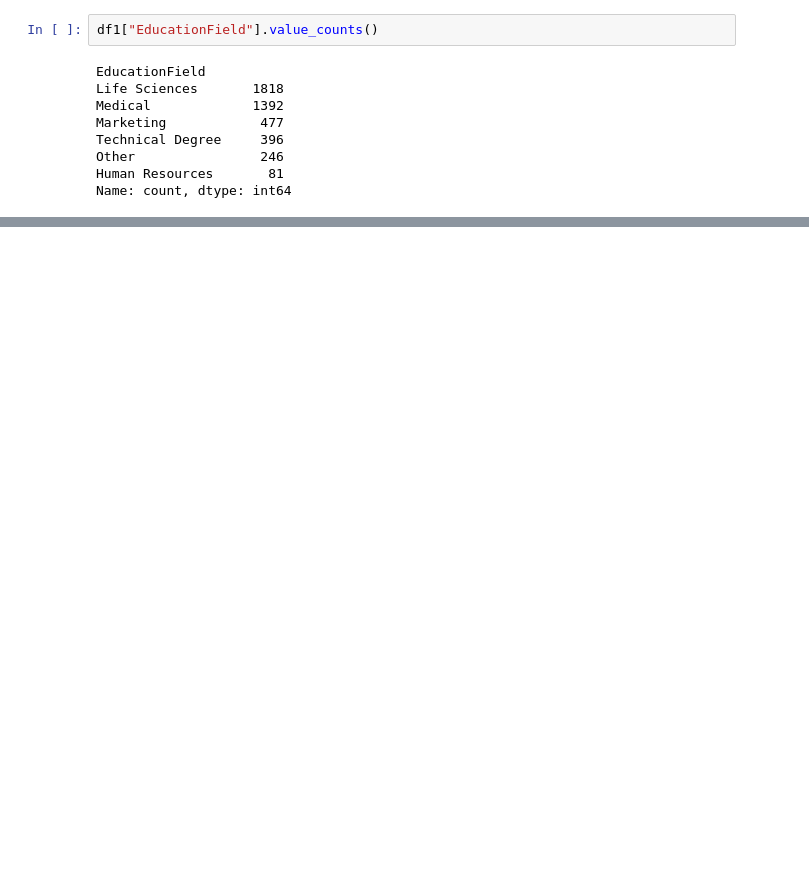
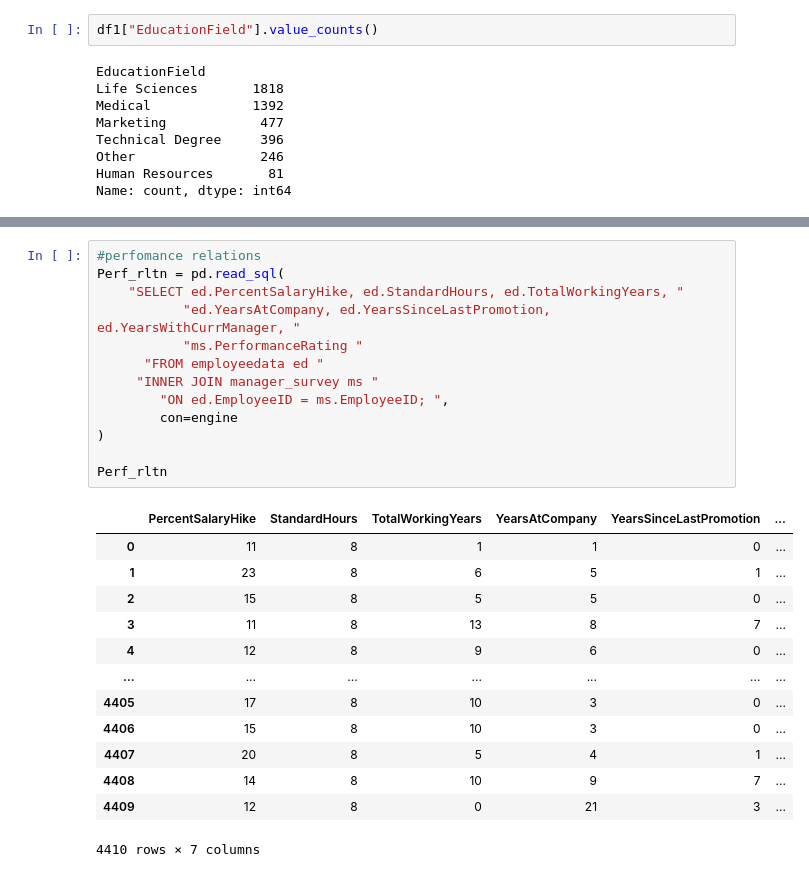
Before and after one commit to Buluma-Ke/HR-Employee-Analysis, a Jupyter notebook: employees.ipynb, the cells around one changed output, grey strips where cells are left out. Drawn from its saved outputs; the diff is of its cells as text; blank space fills up the shorter version.

```diff
--- a/employees.ipynb
+++ b/employees.ipynb
@@ -800,0 +797,27 @@ df1[["YearsAtCompany", "MonthlyIncome"]].corr()
+# %%
+#perfomance relations
+Perf_rltn = pd.read_sql(
+    "SELECT ed.PercentSalaryHike, ed.StandardHours, ed.TotalWorkingYears, "
+           "ed.YearsAtCompany, ed.YearsSinceLastPromotion, ed.YearsWithCurrManager, "
+           "ms.PerformanceRating "
+      "FROM employeedata ed "
+     "INNER JOIN manager_survey ms "
+        "ON ed.EmployeeID = ms.EmployeeID; ",
+        con=engine
+)
+
+Perf_rltn
+# %% [output]
+|  | PercentSalaryHike | StandardHours | TotalWorkingYears | YearsAtCompany | YearsSinceLastPromotion | ... |
+| 0 | 11 | 8 | 1 | 1 | 0 | ... |
+| 1 | 23 | 8 | 6 | 5 | 1 | ... |
+| 2 | 15 | 8 | 5 | 5 | 0 | ... |
+| 3 | 11 | 8 | 13 | 8 | 7 | ... |
+| 4 | 12 | 8 | 9 | 6 | 0 | ... |
+| ... | ... | ... | ... | ... | ... | ... |
+| 4405 | 17 | 8 | 10 | 3 | 0 | ... |
+| 4406 | 15 | 8 | 10 | 3 | 0 | ... |
+| 4407 | 20 | 8 | 5 | 4 | 1 | ... |
+| 4408 | 14 | 8 | 10 | 9 | 7 | ... |
+| 4409 | 12 | 8 | 0 | 21 | 3 | ... |
+4410 rows × 7 columns
```
Also changed, not shown: parts of 14 cells of this notebook.
